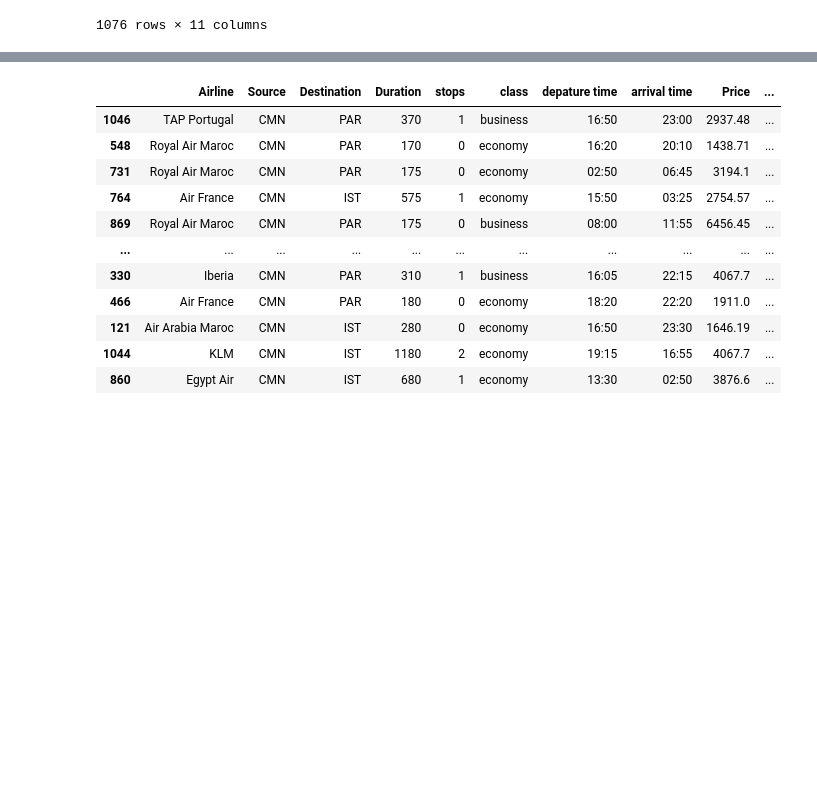
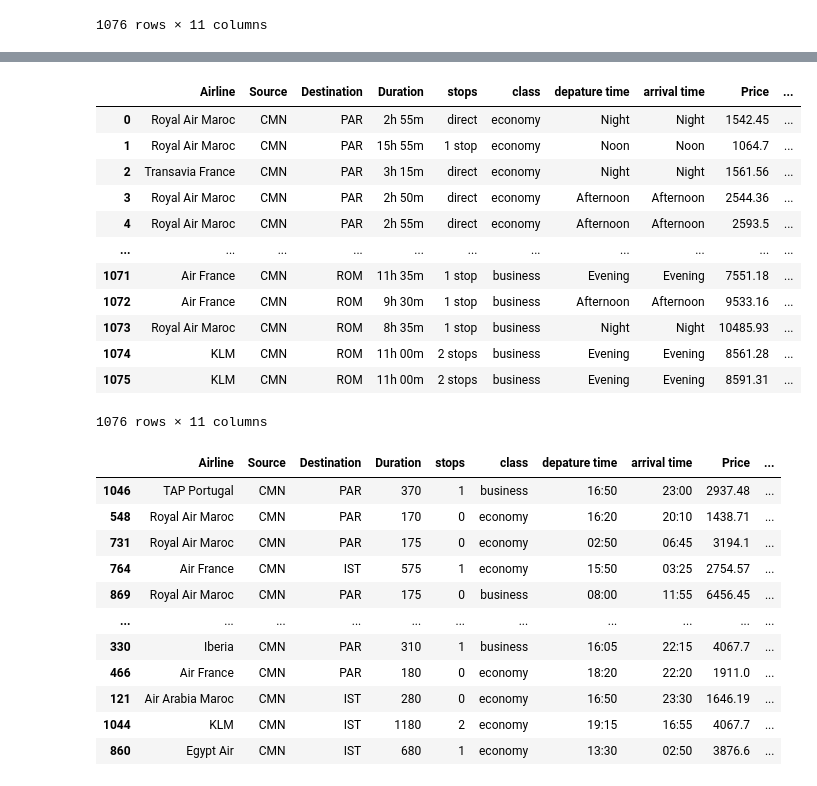
Before and after one commit to aarbatfarah1/flight-price-prediction, a Jupyter notebook: data/Data cleaning.ipynb, the cells around one changed output, grey strips where cells are left out. Drawn from its saved outputs; the diff is of its cells as text; code cells hidden in the pictures; blank space fills up the shorter version.

Commit message:
updated the cleaning functions to categorize the time

```diff
--- a/data/Data cleaning.ipynb
+++ b/data/Data cleaning.ipynb
@@ -208,3 +188,45 @@ TypeError: '<=' not supported between instances of 'int' and 'str'
+# %%
+data['arrival time'] = data['arrival time'].apply(clean_arrival_time)
+# %%
+data['arrival time'] = pd.to_datetime(data['arrival time'], format='%H:%M', errors='coerce')
+data['depature time'] = pd.to_datetime(data['arrival time'], format='%H:%M', errors='coerce')
+# %%
+def categorize_time(time):
+    if pd.isnull(time):
+        return 'Unknown'
+    elif time.hour < 4:
+        return 'Midnight'
+    elif time.hour < 8:
+        return 'Early Morning'
+    elif time.hour < 12:
+        return 'Morning'
+    elif time.hour < 15:
+        return 'Noon'
+    elif time.hour < 18:
+        return 'Afternoon'
+    elif time.hour < 21:
+        return 'Evening'
+    else:
+        return 'Night'
+# %%
+data['arrival time'] = data['arrival time'].apply(categorize_time)
+data['depature time'] = data['depature time'].apply(categorize_time)
+# %%
+data
+# %% [output]
+|  | Airline | Source | Destination | Duration | stops | class | depature time | arrival time | Price | ... |
+| 0 | Royal Air Maroc | CMN | PAR | 2h 55m | direct | economy | Night | Night | 1542.45 | ... |
+| 1 | Royal Air Maroc | CMN | PAR | 15h 55m | 1 stop | economy | Noon | Noon | 1064.7 | ... |
+| 2 | Transavia France | CMN | PAR | 3h 15m | direct | economy | Night | Night | 1561.56 | ... |
+| 3 | Royal Air Maroc | CMN | PAR | 2h 50m | direct | economy | Afternoon | Afternoon | 2544.36 | ... |
+| 4 | Royal Air Maroc | CMN | PAR | 2h 55m | direct | economy | Afternoon | Afternoon | 2593.5 | ... |
+| ... | ... | ... | ... | ... | ... | ... | ... | ... | ... | ... |
+| 1071 | Air France | CMN | ROM | 11h 35m | 1 stop | business | Evening | Evening | 7551.18 | ... |
+| 1072 | Air France | CMN | ROM | 9h 30m | 1 stop | business | Afternoon | Afternoon | 9533.16 | ... |
+| 1073 | Royal Air Maroc | CMN | ROM | 8h 35m | 1 stop | business | Night | Night | 10485.93 | ... |
+| 1074 | KLM | CMN | ROM | 11h 00m | 2 stops | business | Evening | Evening | 8561.28 | ... |
+| 1075 | KLM | CMN | ROM | 11h 00m | 2 stops | business | Evening | Evening | 8591.31 | ... |
+1076 rows × 11 columns
 # %%
 import pandas as pd
 from sklearn.utils import shuffle
```
Also changed, not shown: parts of 5 cells of this notebook.
